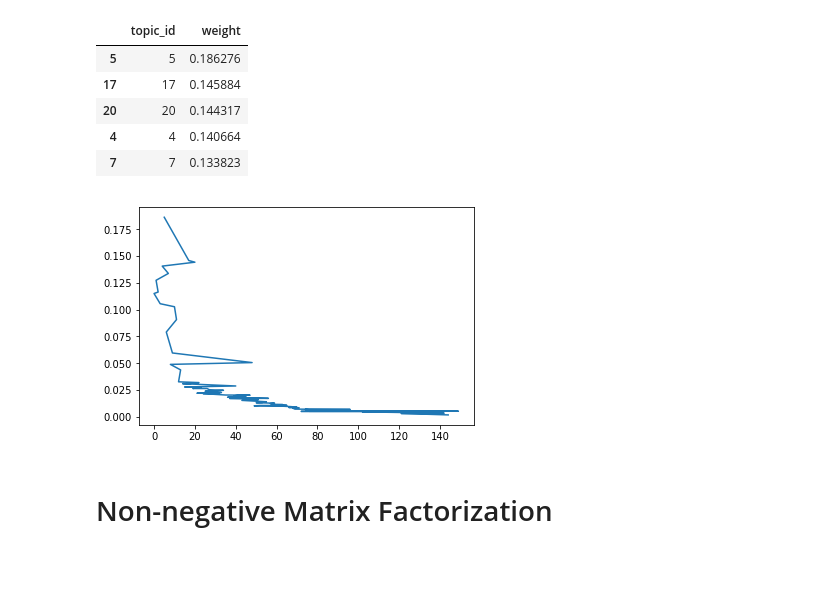
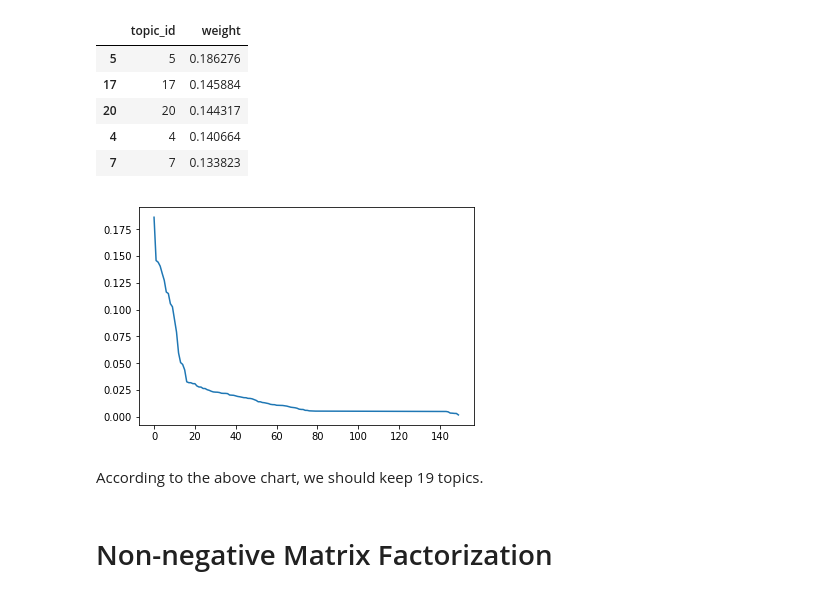
Before and after one commit to CSE6242TEAM135/Nosleep-Recommender-System, a Jupyter notebook: reddit_scraping.ipynb, the cells around one changed output. Drawn from its saved outputs; the diff is of its cells as text; code cells hidden in the pictures; blank space fills up the shorter version.

Commit message:
changed some plotting

```diff
--- a/reddit_scraping.ipynb
+++ b/reddit_scraping.ipynb
@@ -224,10 +222,12 @@ topics.head()
 | 4 | 4 | 0.140664 |
 | 7 | 7 | 0.133823 |
 # %%
-plt.plot(rangetopics['weight'])
+plt.plot(range(len(topics)),topics['weight'])
 plt.show()
 # %% [output]
-[figure, old version]
+[figure, new version]
+# %% [markdown]
+According to the above chart, we should keep 19 topics.
 # %% [markdown]
 # Non-negative Matrix Factorization
 # %% [markdown]
```
Also changed, not shown: parts of 1 cell of this notebook.
